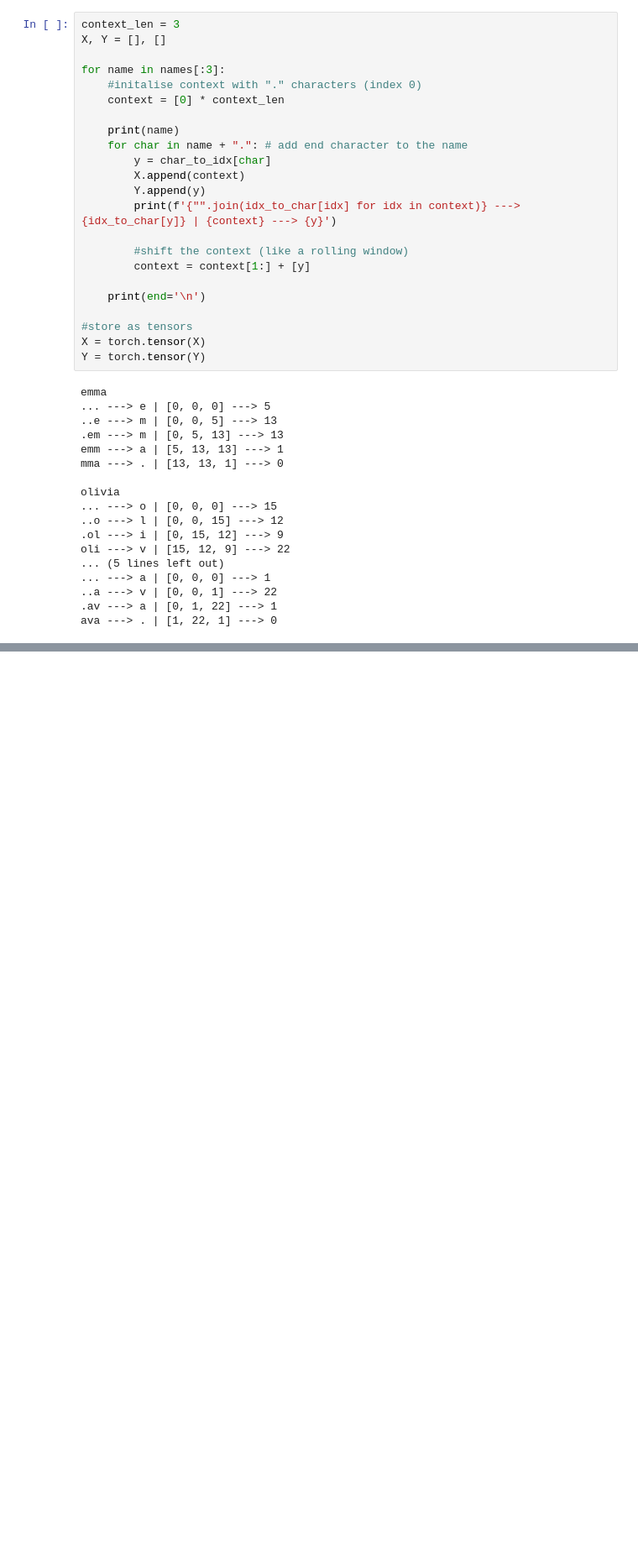
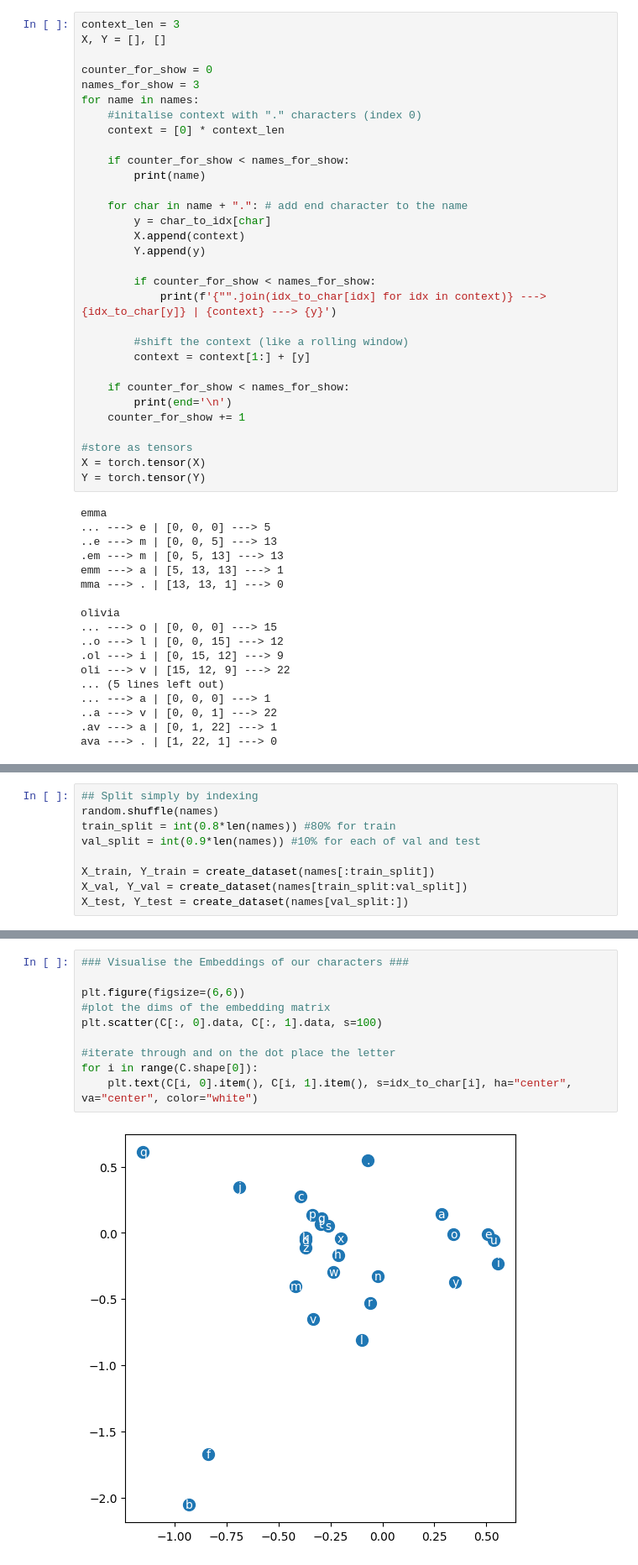
Before and after one commit to Matthew-Packham/embedding_from_first_principles, a Jupyter notebook: embeddings_from_first_principles_clean.ipynb, the cells around one changed output, grey strips where cells are left out. Shown at 84% size. Cells and saved outputs as stored; diff of their text form; blank space fills up the shorter version.

```diff
--- a/embeddings_from_first_principles_clean.ipynb
+++ b/embeddings_from_first_principles_clean.ipynb
@@ -20,21 +22,29 @@ idx_to_char = {idx: char for idx, char in enumerate(vocab)}
 context_len = 3
 X, Y = [], []
 
-for name in names[:3]:
+counter_for_show = 0
+names_for_show = 3
+for name in names:
     #initalise context with "." characters (index 0)
     context = [0] * context_len
 
-    print(name)
+    if counter_for_show < names_for_show:
+        print(name)
+
     for char in name + ".": # add end character to the name
         y = char_to_idx[char]
         X.append(context)
         Y.append(y)
-        print(f'{"".join(idx_to_char[idx] for idx in context)} ---> {idx_to_char[y]} | {context} ---> {y}')
+
+        if counter_for_show < names_for_show:
+            print(f'{"".join(idx_to_char[idx] for idx in context)} ---> {idx_to_char[y]} | {context} ---> {y}')
 
         #shift the context (like a rolling window)
         context = context[1:] + [y]
 
-    print(end='\n')
+    if counter_for_show < names_for_show:
+        print(end='\n')
+    counter_for_show += 1
 
 #store as tensors
 X = torch.tensor(X)
@@ -59,0 +108,9 @@ ava ---> . | [1, 22, 1] ---> 0
+# %%
+## Split simply by indexing
+random.shuffle(names)
+train_split = int(0.8*len(names)) #80% for train
+val_split = int(0.9*len(names)) #10% for each of val and test
+
+X_train, Y_train = create_dataset(names[:train_split])
+X_val, Y_val = create_dataset(names[train_split:val_split])
+X_test, Y_test = create_dataset(names[val_split:])
@@ -59,0 +218,12 @@ ava ---> . | [1, 22, 1] ---> 0
+# %%
+### Visualise the Embeddings of our characters ###
+
+plt.figure(figsize=(6,6))
+#plot the dims of the embedding matrix
+plt.scatter(C[:, 0].data, C[:, 1].data, s=100)
+
+#iterate through and on the dot place the letter
+for i in range(C.shape[0]):
+    plt.text(C[i, 0].item(), C[i, 1].item(), s=idx_to_char[i], ha="center", va="center", color="white")
+# %% [output]
+[figure, added]
```
Also changed, not shown: parts of 16 cells of this notebook, 1 other file.
